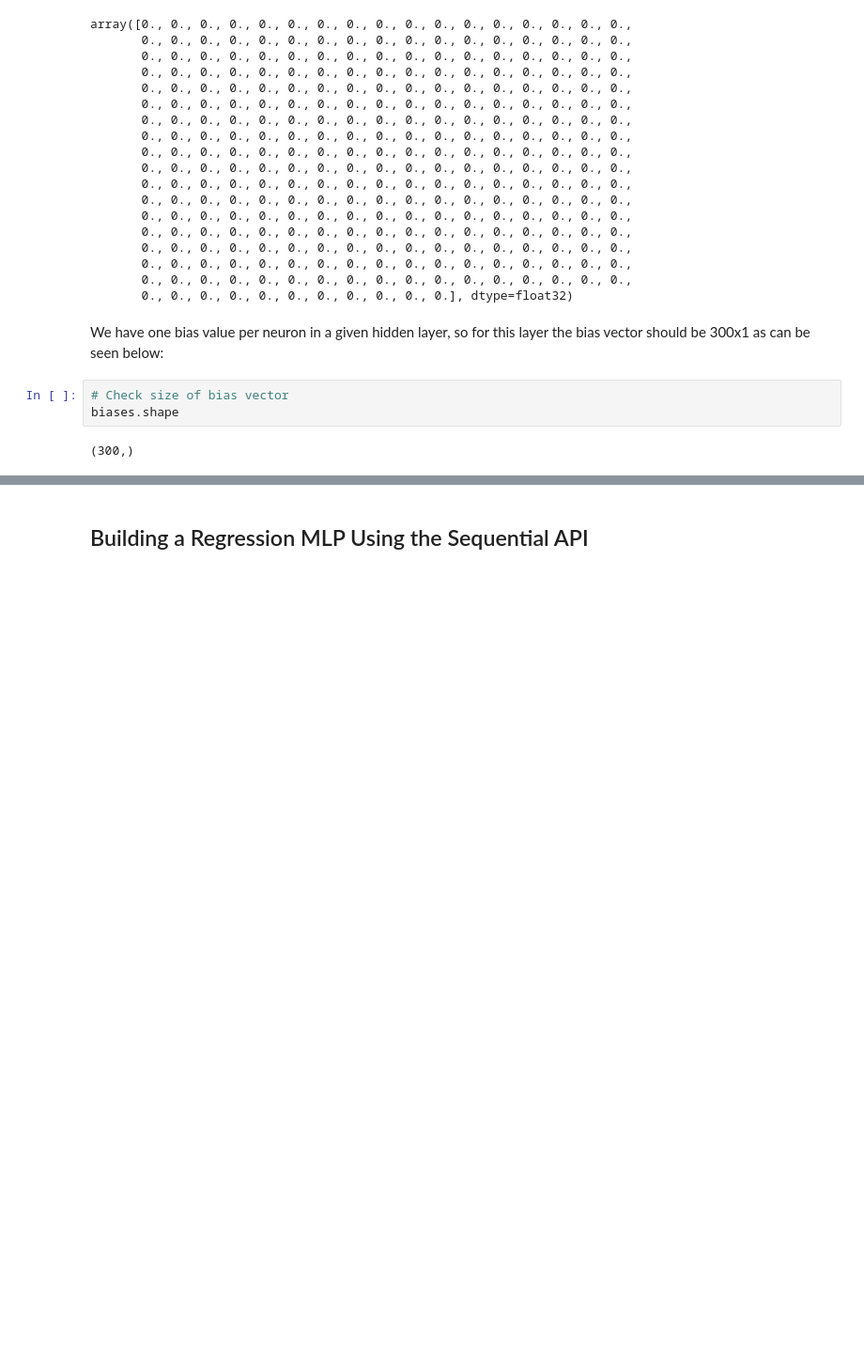
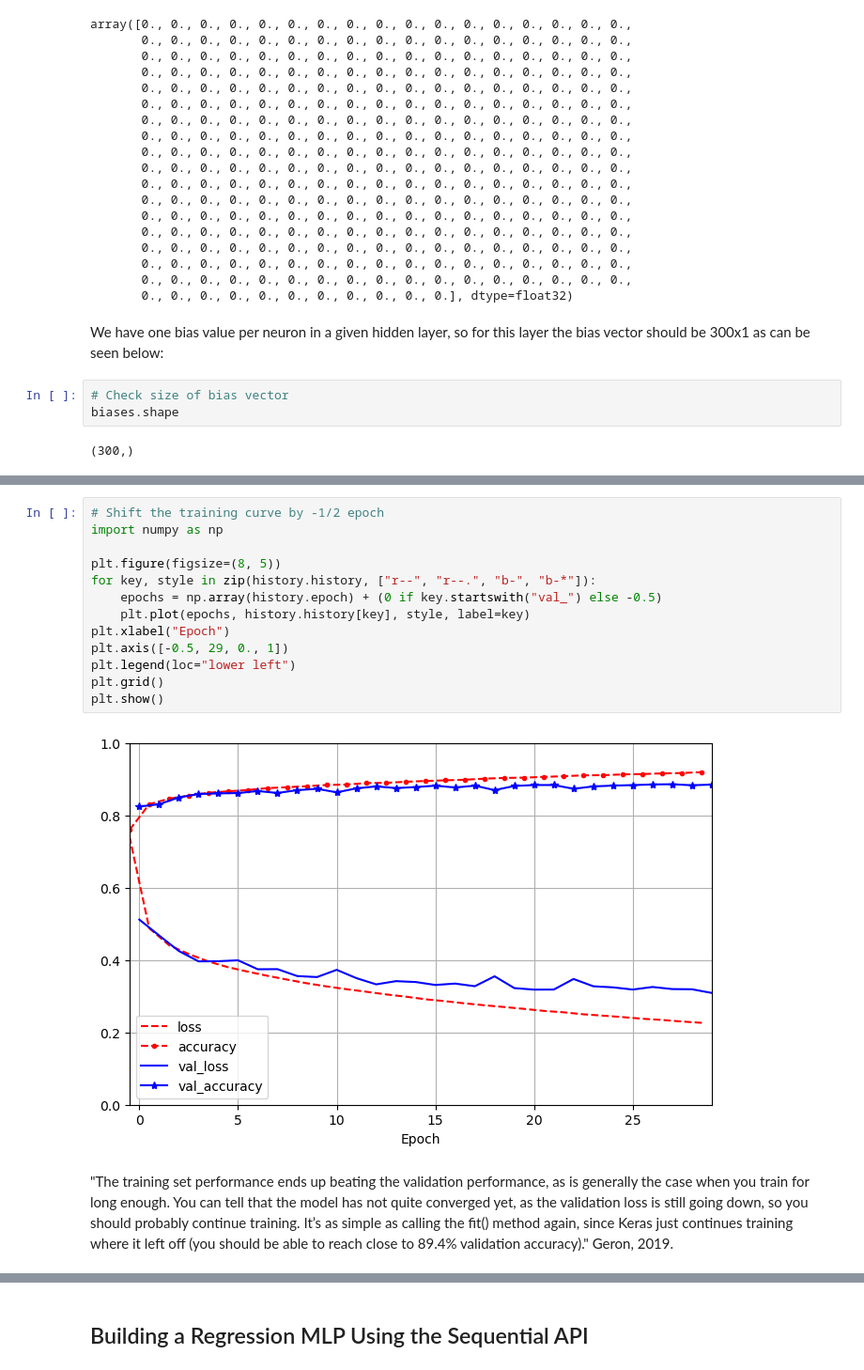
Before and after one commit to mdr-datascience/edu-repo, a Jupyter notebook: Python_Keras/keras-tutorial-1.ipynb, the cells around one changed output, grey strips where cells are left out. Shown at 94% size. Saved outputs shown, nothing was run; the diff lists cells and outputs as text; blank space fills up the shorter version.

Commit message:
finish tutorial keras

```diff
--- a/Python_Keras/keras-tutorial-1.ipynb
+++ b/Python_Keras/keras-tutorial-1.ipynb
@@ -286,0 +273,17 @@ plt.show()
+# %%
+# Shift the training curve by -1/2 epoch
+import numpy as np
+
+plt.figure(figsize=(8, 5))
+for key, style in zip(history.history, ["r--", "r--.", "b-", "b-*"]):
+    epochs = np.array(history.epoch) + (0 if key.startswith("val_") else -0.5)
+    plt.plot(epochs, history.history[key], style, label=key)
+plt.xlabel("Epoch")
+plt.axis([-0.5, 29, 0., 1])
+plt.legend(loc="lower left")
+plt.grid()
+plt.show()
+# %% [output]
+[figure, added]
+# %% [markdown]
+"The training set performance ends up beating the validation performance, as is generally the case when you train for long enough. You can tell that the model has not quite converged yet, as the validation loss is still going down, so you should probably continue training. It’s as simple as calling the fit() method again, since Keras just continues training where it left off (you should be able to reach close to 89.4% validation accuracy)." Geron, 2019.
```
Also changed, not shown: parts of 54 cells of this notebook, 1 other file.
